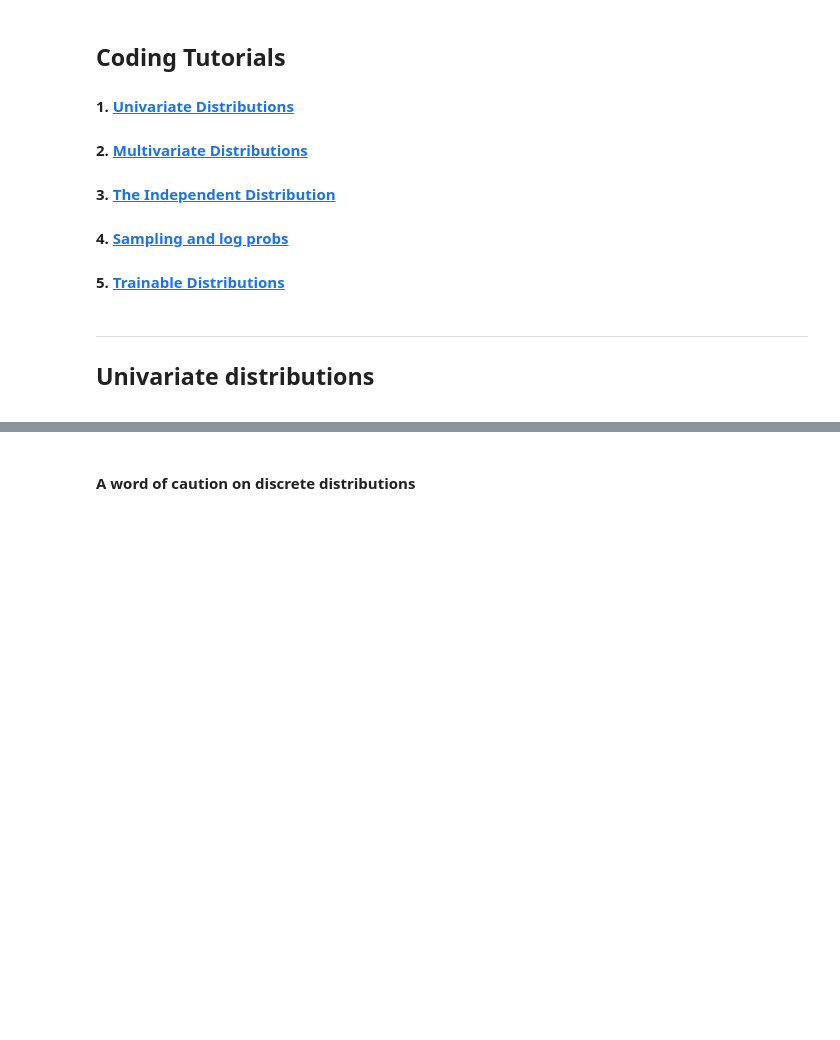
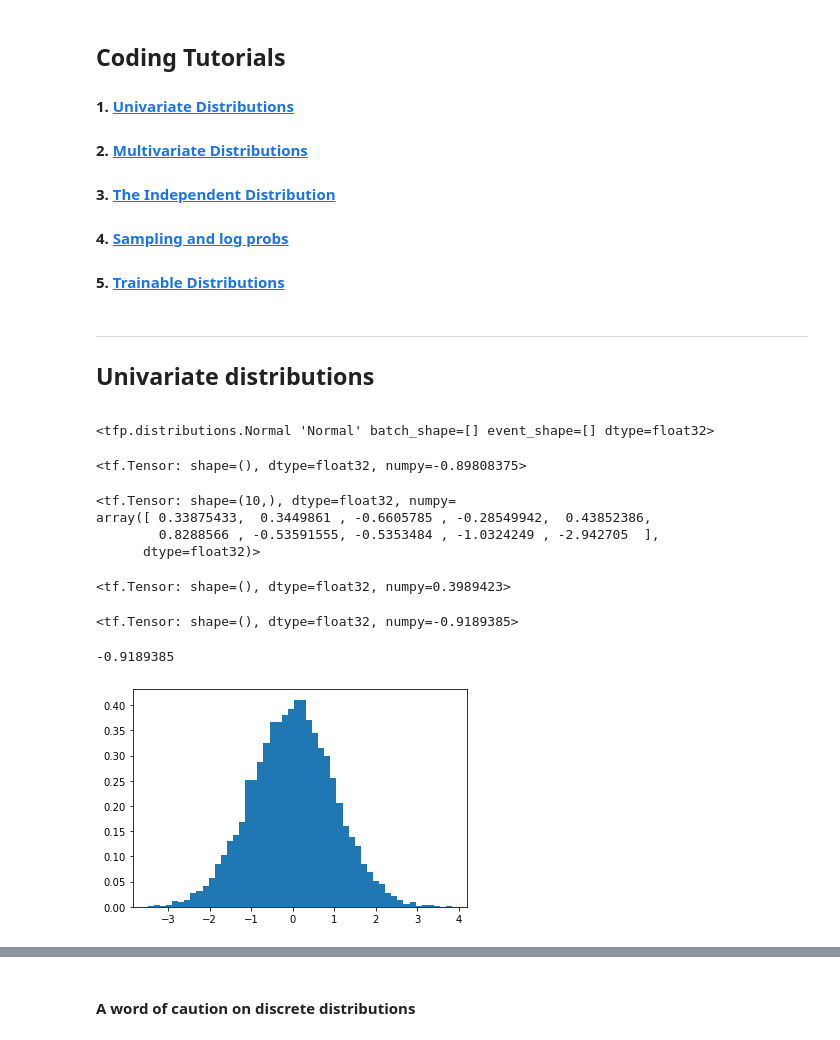
Before and after one commit to jpceia/Probabilistic-Deep-Learning-with-Tensorflow-2, a Jupyter notebook: week 1/tutorials/Coding Tutorial.ipynb, the cells around one changed output, grey strips where cells are left out. Cells and saved outputs as stored; diff of their text form; code cells hidden in the pictures; blank space fills up the shorter version.

```diff
--- a/week 1/tutorials/Coding Tutorial.ipynb
+++ b/week 1/tutorials/Coding Tutorial.ipynb
@@ -30,21 +30,49 @@ tf.random.set_seed(123)
 # %%
 # Create a normal distribution from Tensorflow Distributions
 
-tfd.Normal(loc=, scal=)
+normal = tfd.Normal(loc=0, scale=1)
+normal
+# %% [output]
+<tfp.distributions.Normal 'Normal' batch_shape=[] event_shape=[] dtype=float32>
 # %%
 # Sample from the chosen distribution...
+
+normal.sample()
+# %% [output]
+<tf.Tensor: shape=(), dtype=float32, numpy=-0.89808375>
 # %%
 # ... or sample multiple times
+
+normal.sample(10)
+# %% [output]
+<tf.Tensor: shape=(10,), dtype=float32, numpy=
+array([ 0.33875433,  0.3449861 , -0.6605785 , -0.28549942,  0.43852386,
+        0.8288566 , -0.53591555, -0.5353484 , -1.0324249 , -2.942705  ],
+      dtype=float32)>
 # %%
 # Obtain value of probability's density
+
+normal.prob(0)
+# %% [output]
+<tf.Tensor: shape=(), dtype=float32, numpy=0.3989423>
 # %%
 # Obtain value of logprobability
+
+normal.log_prob(0)
+# %% [output]
+<tf.Tensor: shape=(), dtype=float32, numpy=-0.9189385>
 # %%
 # Verify that this really is the log of the probability
+
+np.log(normal.prob(0))
+# %% [output]
+-0.9189385
 # %%
 # Plot a histogram, approximating the density
 
-plt.hist(normal.sample(10000), bins=50, density=True)
+plt.hist(normal.sample(10000).numpy(), bins=50, density=True)
 plt.show()
+# %% [output]
+[figure, added]
 # %%
 # Do the same for the exponential distribution
```
Also changed, not shown: parts of 78 cells of this notebook.
